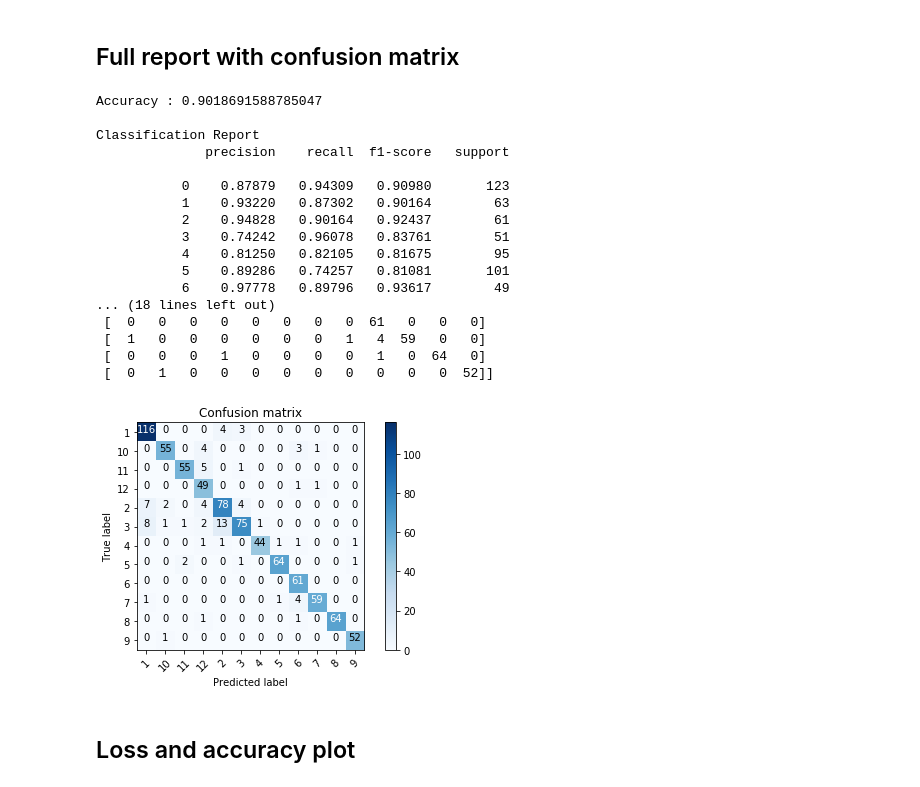
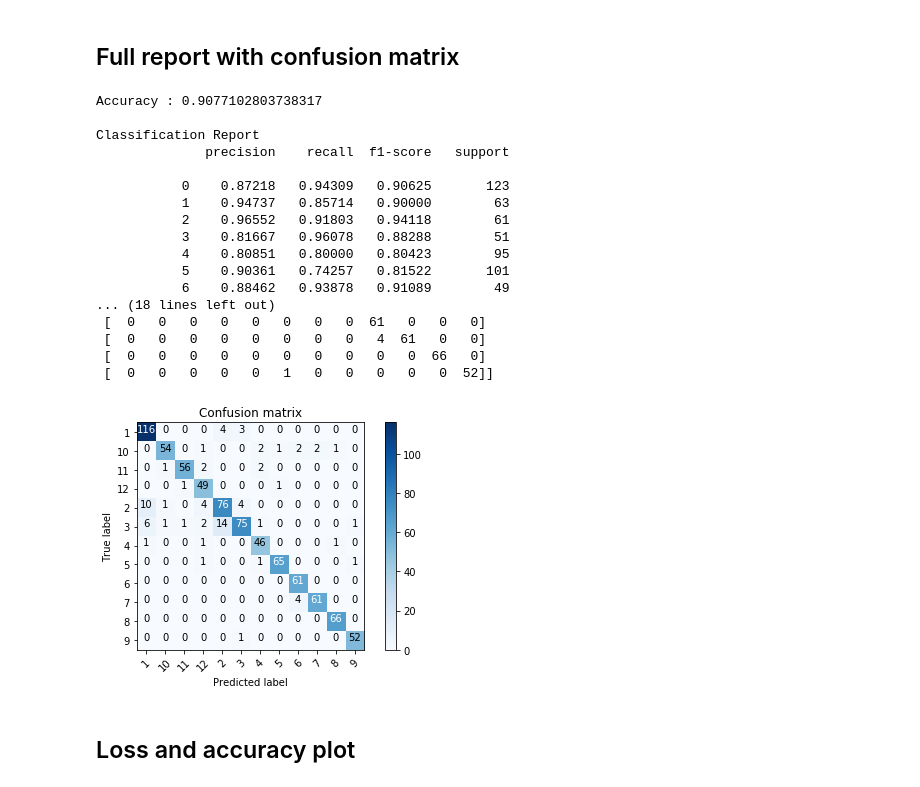
Before and after one commit to luke-z/SwissGermanToText, a Jupyter notebook: SwissGermanToText.ipynb, the cells around one changed output. Drawn from its saved outputs; the diff is of its cells as text; code cells hidden in the pictures.

Commit message:
some comment & plotting updates

```diff
--- a/SwissGermanToText.ipynb
+++ b/SwissGermanToText.ipynb
@@ -166,34 +172,35 @@ plt.show()
 ## Full report with confusion matrix
 # %%
 #should import labels directly from folder:
-#labels,_,_ = get_labels("./audio")
-
-labels = np.array(['1','2','3','4','5','6','7','8','9','10','11','12'])
+labels, _, _= get_labels("./audio")
+labArray = []
+for label in labels:
+    labArray.append(label)
 
 le = LabelEncoder()
 
-le.fit_transform(labels)
+le.fit_transform(labArray)
 
 full_multiclass_report(model, X_test, y_test_hot, classes=le.inverse_transform(np.arange(12)))
 # %% [output]
-Accuracy : 0.9018691588785047
+Accuracy : 0.9077102803738317
 
 Classification Report
               precision    recall  f1-score   support
 
-           0    0.87879   0.94309   0.90980       123
-           1    0.93220   0.87302   0.90164        63
-           2    0.94828   0.90164   0.92437        61
-           3    0.74242   0.96078   0.83761        51
-           4    0.81250   0.82105   0.81675        95
-           5    0.89286   0.74257   0.81081       101
-           6    0.97778   0.89796   0.93617        49
+           0    0.87218   0.94309   0.90625       123
+           1    0.94737   0.85714   0.90000        63
+           2    0.96552   0.91803   0.94118        61
+           3    0.81667   0.96078   0.88288        51
+           4    0.80851   0.80000   0.80423        95
+           5    0.90361   0.74257   0.81522       101
+           6    0.88462   0.93878   0.91089        49
 ... (18 lines left out)
  [  0   0   0   0   0   0   0   0  61   0   0   0]
- [  1   0   0   0   0   0   0   1   4  59   0   0]
- [  0   0   0   1   0   0   0   0   1   0  64   0]
- [  0   1   0   0   0   0   0   0   0   0   0  52]]
+ [  0   0   0   0   0   0   0   0   4  61   0   0]
+ [  0   0   0   0   0   0   0   0   0   0  66   0]
+ [  0   0   0   0   0   1   0   0   0   0   0  52]]
-[figure, old version]
+[figure, new version]
 # %% [markdown]
 ## Loss and accuracy plot
 # %%
```
Also changed, not shown: parts of 5 cells of this notebook, 12 other files.
